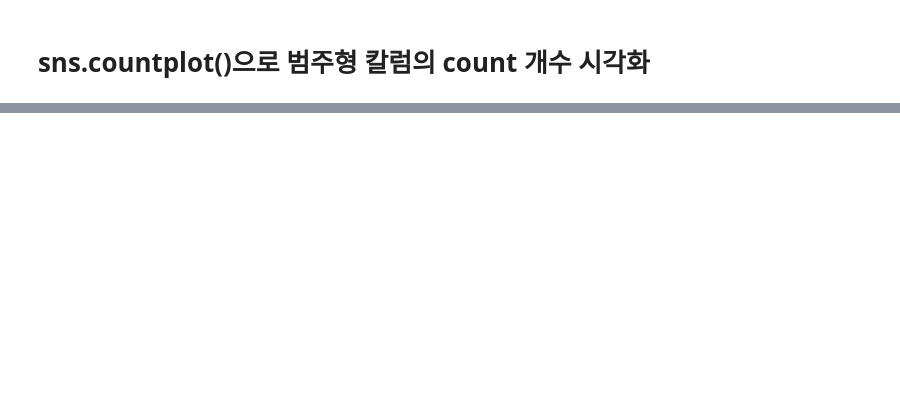
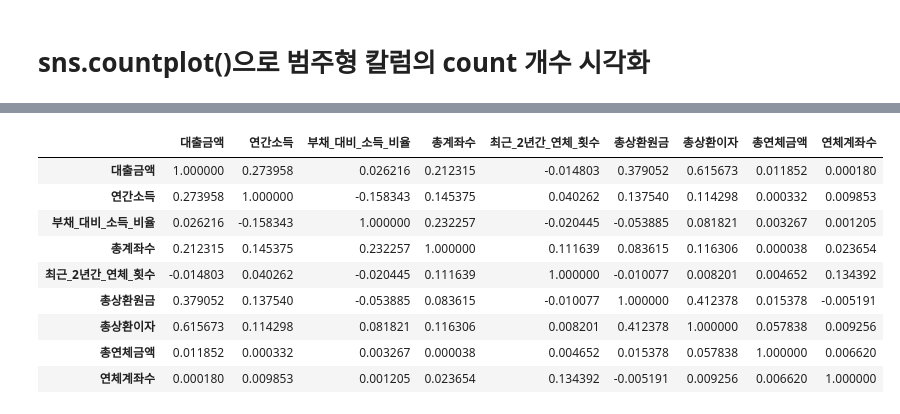
Before and after one commit to youse0ng/AICE_, a Jupyter notebook: open/데이터.ipynb, the cells around one changed output, grey strips where cells are left out. Saved outputs shown, nothing was run; the diff lists cells and outputs as text; code cells hidden in the pictures; blank space fills up the shorter version.

```diff
--- a/open/데이터.ipynb
+++ b/open/데이터.ipynb
@@ -304,0 +507,13 @@ plt.show()
+# %%
+dataframe.corr(numeric_only=True)
+# %% [output]
+|  | 대출금액 | 연간소득 | 부채_대비_소득_비율 | 총계좌수 | 최근_2년간_연체_횟수 | 총상환원금 | 총상환이자 | 총연체금액 | 연체계좌수 |
+| 대출금액 | 1.000000 | 0.273958 | 0.026216 | 0.212315 | -0.014803 | 0.379052 | 0.615673 | 0.011852 | 0.000180 |
+| 연간소득 | 0.273958 | 1.000000 | -0.158343 | 0.145375 | 0.040262 | 0.137540 | 0.114298 | 0.000332 | 0.009853 |
+| 부채_대비_소득_비율 | 0.026216 | -0.158343 | 1.000000 | 0.232257 | -0.020445 | -0.053885 | 0.081821 | 0.003267 | 0.001205 |
+| 총계좌수 | 0.212315 | 0.145375 | 0.232257 | 1.000000 | 0.111639 | 0.083615 | 0.116306 | 0.000038 | 0.023654 |
+| 최근_2년간_연체_횟수 | -0.014803 | 0.040262 | -0.020445 | 0.111639 | 1.000000 | -0.010077 | 0.008201 | 0.004652 | 0.134392 |
+| 총상환원금 | 0.379052 | 0.137540 | -0.053885 | 0.083615 | -0.010077 | 1.000000 | 0.412378 | 0.015378 | -0.005191 |
+| 총상환이자 | 0.615673 | 0.114298 | 0.081821 | 0.116306 | 0.008201 | 0.412378 | 1.000000 | 0.057838 | 0.009256 |
+| 총연체금액 | 0.011852 | 0.000332 | 0.003267 | 0.000038 | 0.004652 | 0.015378 | 0.057838 | 1.000000 | 0.006620 |
+| 연체계좌수 | 0.000180 | 0.009853 | 0.001205 | 0.023654 | 0.134392 | -0.005191 | 0.009256 | 0.006620 | 1.000000 |
```
Also changed, not shown: parts of 33 cells of this notebook, 1 other file.
